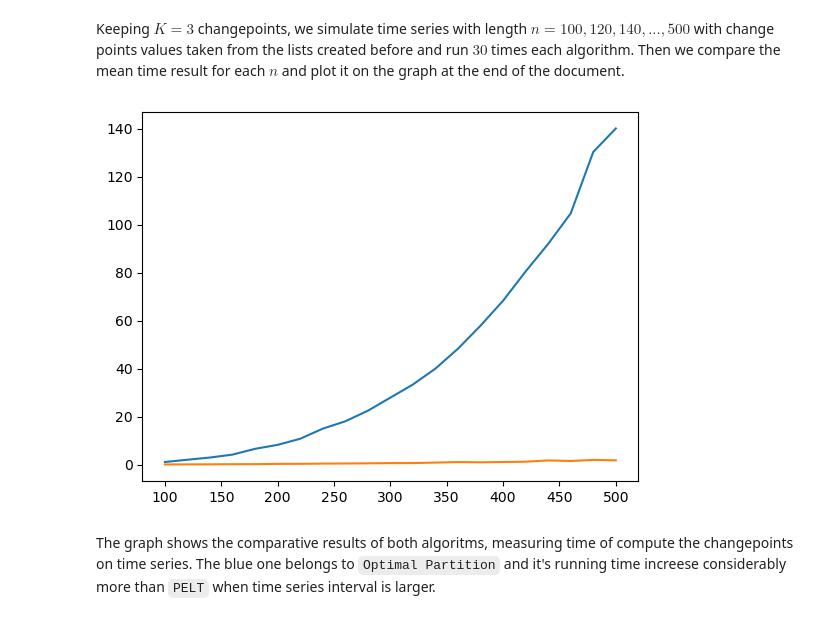
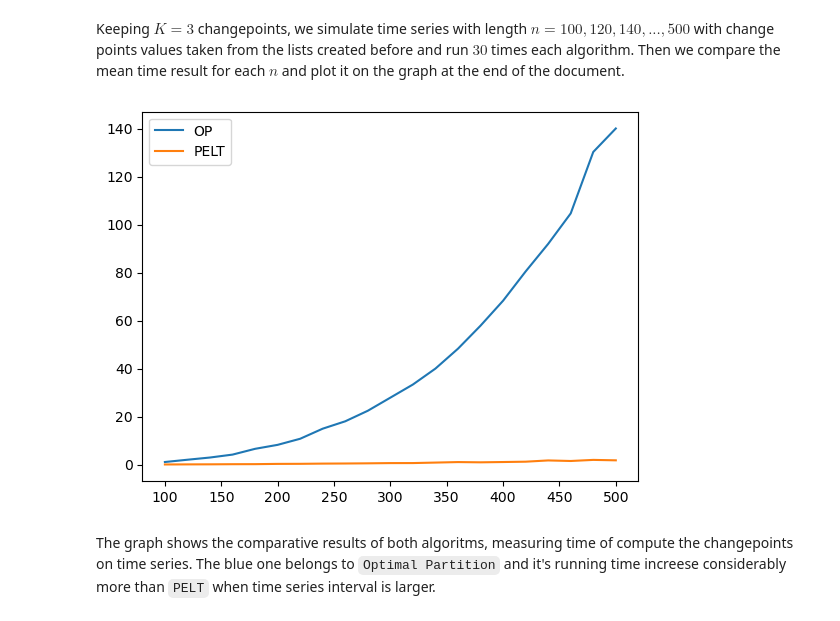
Before and after one commit to LazaroDGM/change-point-optative, a Jupyter notebook: changepoint.ipynb, the cells around one changed output. Cells and saved outputs as stored; diff of their text form; code cells hidden in the pictures.

```diff
--- a/changepoint.ipynb
+++ b/changepoint.ipynb
@@ -81,5 +92,5 @@ Now let's generate a time serie on time interval $[0; 500]$, and let's add 3 cha
 
 change_points = [200, 250, 350]
 with open('example.json', 'r') as fp:
-    change_points = json.load(fp)
+    time_series = json.load(fp)
 # %%
@@ -469,10 +480,11 @@ Y2 = []
 for n, times in times_PELT.items():
     Y2.append(st.mean(times))
 # %%
-plt.plot(X, Y1,)
-plt.plot(X, Y2)
+plt.plot(X, Y1, label = 'OP')
+plt.plot(X, Y2, label = 'PELT')
+plt.legend()
 plt.show()
 # %% [output]
-[figure, old version]
+[figure, new version]
 # %% [markdown]
 The graph shows the comparative results of both algoritms, measuring time of compute the changepoints on time series. The blue one belongs to `Optimal Partition` and it's running time increese considerably more than `PELT` when time series interval is larger.
```
Also changed, not shown: parts of 11 cells of this notebook, 7 other files.
